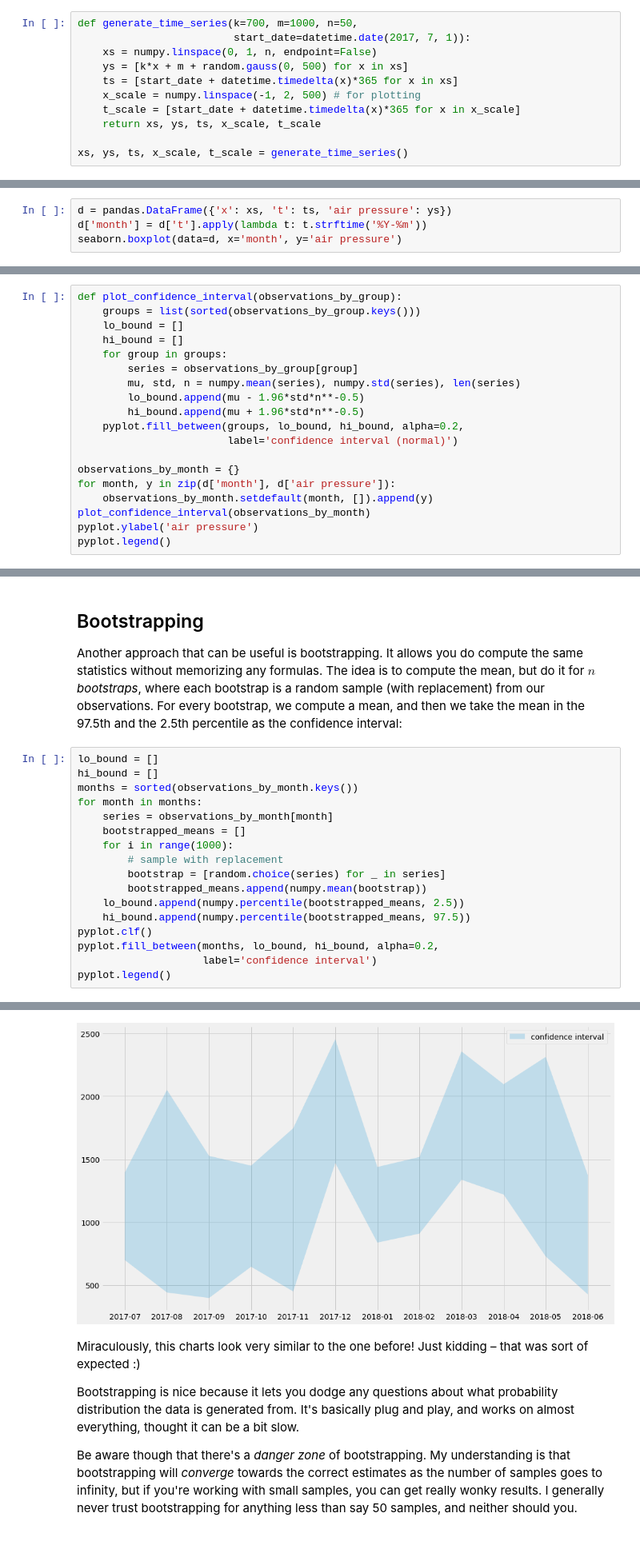
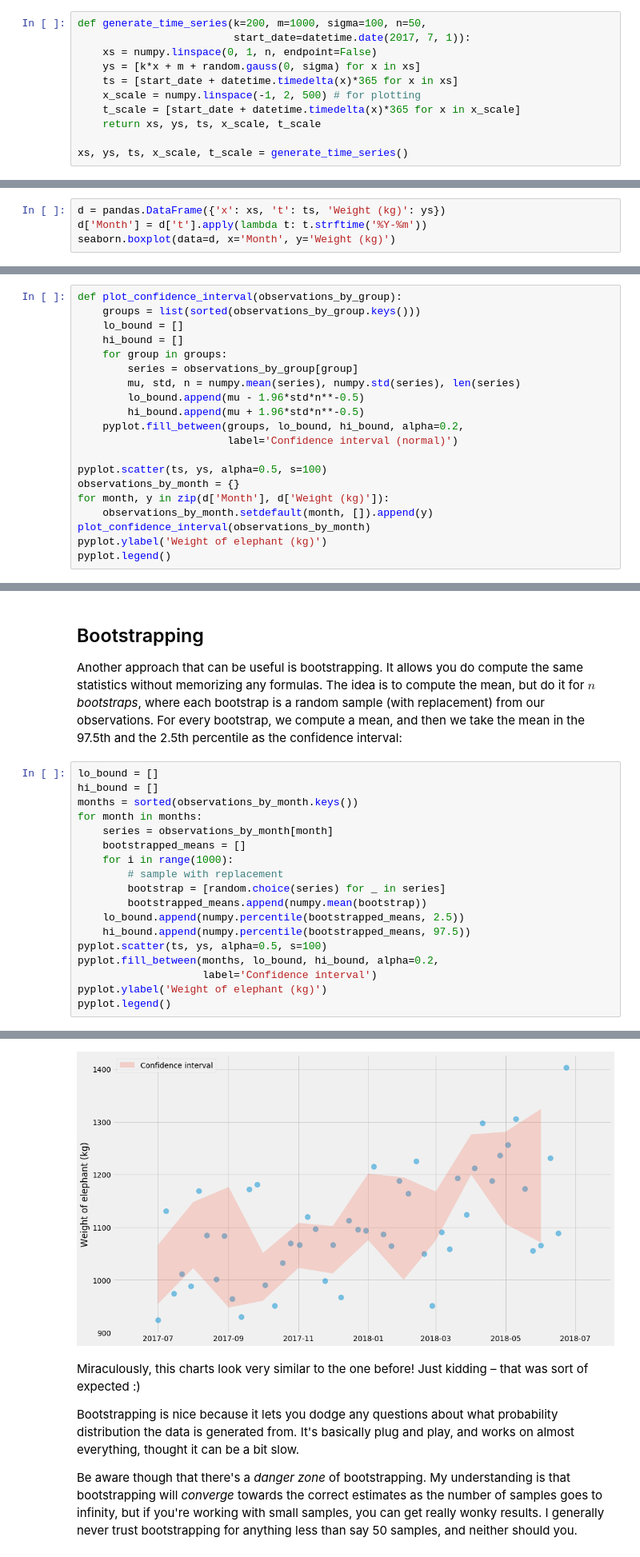
Before and after one commit to erikbern/uncertainty, a Jupyter notebook: notebook.ipynb, the cells around one changed output, grey strips where cells are left out. Shown: that part at 80% size. Drawn from its saved outputs; the diff is of its cells as text.

```diff
--- a/notebook.ipynb
+++ b/notebook.ipynb
@@ -11,8 +11,8 @@ I don't believe in learning things without a concrete example, so let's generate
 # %%
-def generate_time_series(k=700, m=1000, n=50,
+def generate_time_series(k=200, m=1000, sigma=100, n=50,
                          start_date=datetime.date(2017, 7, 1)):
     xs = numpy.linspace(0, 1, n, endpoint=False)
-    ys = [k*x + m + random.gauss(0, 500) for x in xs]
+    ys = [k*x + m + random.gauss(0, sigma) for x in xs]
     ts = [start_date + datetime.timedelta(x)*365 for x in xs]
     x_scale = numpy.linspace(-1, 2, 500) # for plotting
     t_scale = [start_date + datetime.timedelta(x)*365 for x in x_scale]
@@ -41,8 +41,8 @@ This makes me sometimes feel dumb but I keep confusing what "uncertainty" means
 
 Hope that makes sense! Let's start with the most basic model – just break things up in buckets. I recommend the excellent Seaborn package if we just want to get some basic idea of distributions and uncertainty estimates. Seaborn usually operates on dataframes so we're going to use that for the next few plots:
 # %%
-d = pandas.DataFrame({'x': xs, 't': ts, 'air pressure': ys})
-d['month'] = d['t'].apply(lambda t: t.strftime('%Y-%m'))
-seaborn.boxplot(data=d, x='month', y='air pressure')
+d = pandas.DataFrame({'x': xs, 't': ts, 'Weight (kg)': ys})
+d['Month'] = d['t'].apply(lambda t: t.strftime('%Y-%m'))
+seaborn.boxplot(data=d, x='Month', y='Weight (kg)')
 # %% [output]
 <matplotlib.axes._subplots.AxesSubplot at 0x...>
@@ -74,13 +72,14 @@ def plot_confidence_interval(observations_by_group):
         lo_bound.append(mu - 1.96*std*n**-0.5)
         hi_bound.append(mu + 1.96*std*n**-0.5)
     pyplot.fill_between(groups, lo_bound, hi_bound, alpha=0.2,
-                        label='confidence interval (normal)')
+                        label='Confidence interval (normal)')
 
+pyplot.scatter(ts, ys, alpha=0.5, s=100)
 observations_by_month = {}
-for month, y in zip(d['month'], d['air pressure']):
+for month, y in zip(d['Month'], d['Weight (kg)']):
     observations_by_month.setdefault(month, []).append(y)
 plot_confidence_interval(observations_by_month)
-pyplot.ylabel('air pressure')
+pyplot.ylabel('Weight of elephant (kg)')
 pyplot.legend()
 # %% [output]
 <matplotlib.legend.Legend at 0x...>
@@ -154,23 +157,24 @@ Another approach that can be useful is bootstrapping. It allows you do compute t
 # %%
 lo_bound = []
 hi_bound = []
 months = sorted(observations_by_month.keys())
 for month in months:
     series = observations_by_month[month]
     bootstrapped_means = []
     for i in range(1000):
         # sample with replacement
         bootstrap = [random.choice(series) for _ in series]
         bootstrapped_means.append(numpy.mean(bootstrap))
     lo_bound.append(numpy.percentile(bootstrapped_means, 2.5))
     hi_bound.append(numpy.percentile(bootstrapped_means, 97.5))
-pyplot.clf()
+pyplot.scatter(ts, ys, alpha=0.5, s=100)
 pyplot.fill_between(months, lo_bound, hi_bound, alpha=0.2,
-                    label='confidence interval')
+                    label='Confidence interval')
+pyplot.ylabel('Weight of elephant (kg)')
 pyplot.legend()
 # %% [output]
 <matplotlib.legend.Legend at 0x...>
-[figure, old version]
+[figure, new version]
 # %% [markdown]
 Miraculously, this charts look very similar to the one before! Just kidding – that was sort of expected :)
 
```
Also changed, not shown: parts of 20 cells of this notebook.
